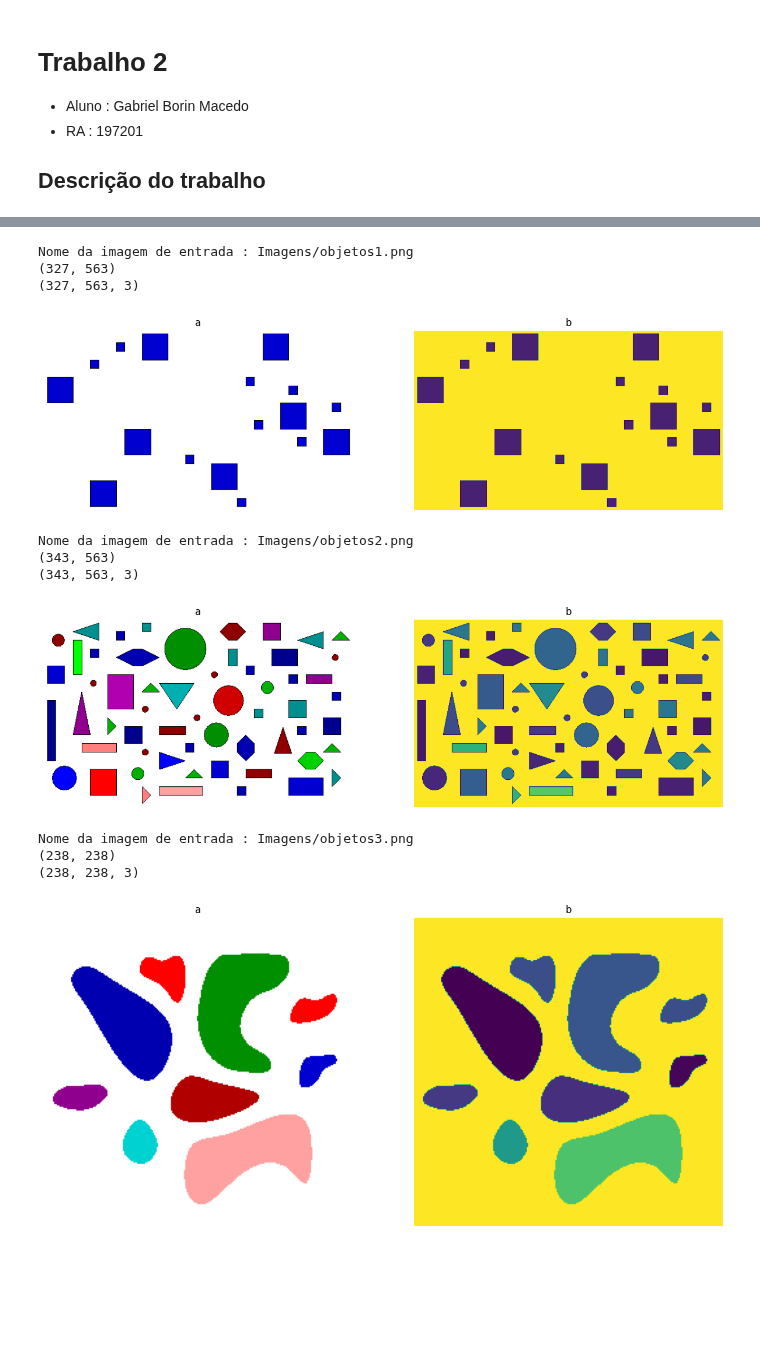
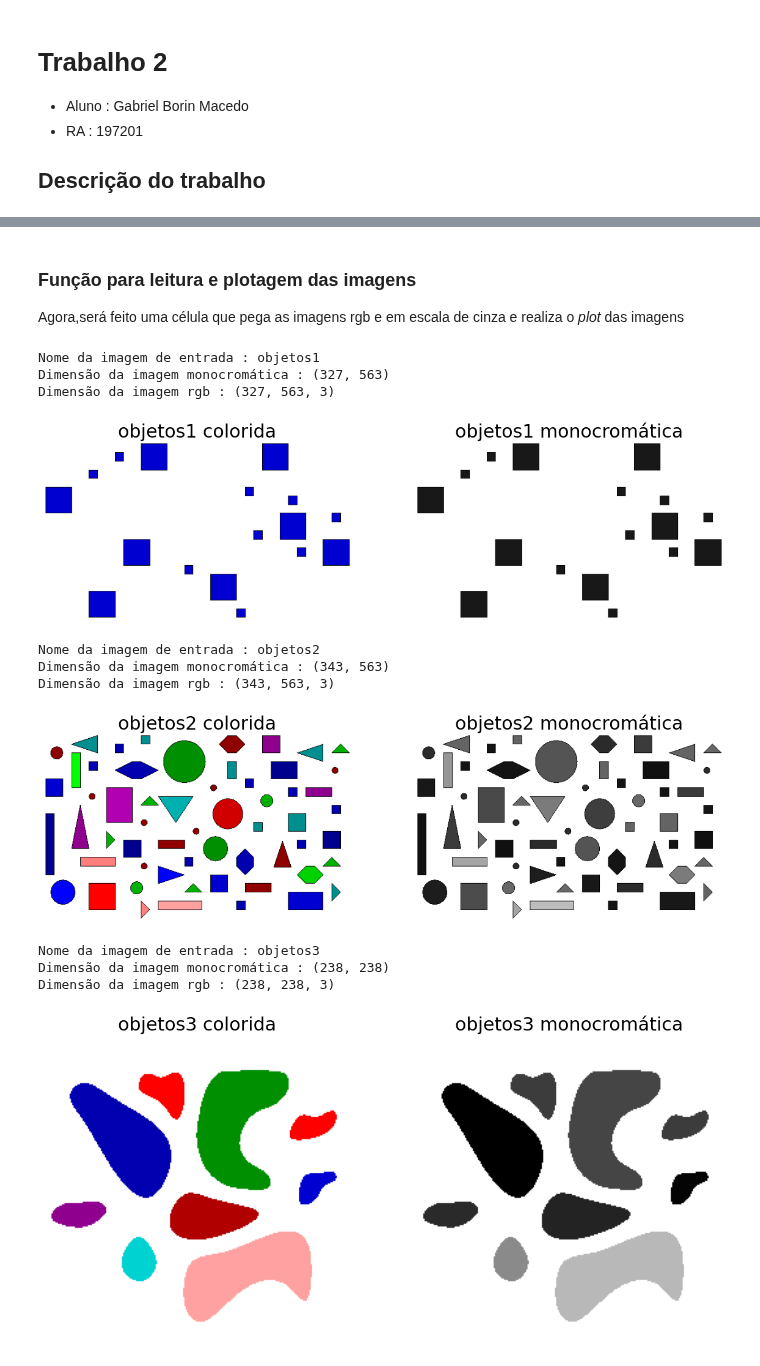
Before and after one commit to borin98/Introdu-o-ao-Processamento-de-Imagem-Digital, a Jupyter notebook: Trabalhos/Trabalho 4/Trabalho4Script.ipynb, the cells around one changed output, grey strips where cells are left out. Drawn from its saved outputs; the diff is of its cells as text; code cells hidden in the pictures; blank space fills up the shorter version.

Commit message:
Esse commit contém a implementação da parte 1 do trabalho 4 com algumas documentações. Ainda é necessário documentar a lógica de conversão de RGB para a escala de cinza da imagem.

```diff
--- a/Trabalhos/Trabalho 4/Trabalho4Script.ipynb
+++ b/Trabalhos/Trabalho 4/Trabalho4Script.ipynb
@@ -89,19 +126,32 @@ libpng warning: iCCP: profile 'default_rgb.icc': 0h: PCS illuminant is not D50
+# %% [markdown]
+### Função para leitura e plotagem das imagens
+
+Agora,será feito uma célula que pega as imagens rgb e em escala de cinza e realiza o _plot_ das imagens
 # %%
 for gray_img, rgb_img, image_name in zip(gray_images, rgb_images, image_files_path):
-    print("Nome da imagem de entrada : {}".format(image_name))
-    print(gray_img.shape)
-    print(rgb_img.shape)
-    plot_figures_in_line(rgb_img, gray_img, "a", "b")
+    # Manipulação da string para se obter
+    img_name = image_name.split("/")[-1].split(".")[0]
+
+    print("Nome da imagem de entrada : {}".format(img_name))
+    print("Dimensão da imagem monocromática : {}".format(gray_img.shape))
+    print("Dimensão da imagem rgb : {}".format(rgb_img.shape))
+
+    plot_figures_in_line(rgb_img, gray_img, title1="{} colorida".format(img_name),
+                         title2="{} monocromática".format(img_name),
+                         save_dir="ResultadoImagens/ConversaoCores/",
+                         save_fig="{}Convertida.png".format(img_name),
+                         figsize=(20, 20),
+                         fontsize_title=30)
 # %% [output]
-Nome da imagem de entrada : Imagens/objetos1.png
-(327, 563)
-(327, 563, 3)
+Nome da imagem de entrada : objetos1
+Dimensão da imagem monocromática : (327, 563)
+Dimensão da imagem rgb : (327, 563, 3)
-[figure, old version]
+[figure, new version]
-Nome da imagem de entrada : Imagens/objetos2.png
-(343, 563)
-(343, 563, 3)
+Nome da imagem de entrada : objetos2
+Dimensão da imagem monocromática : (343, 563)
+Dimensão da imagem rgb : (343, 563, 3)
-[figure, old version]
+[figure, new version]
-Nome da imagem de entrada : Imagens/objetos3.png
-(238, 238)
-(238, 238, 3)
+Nome da imagem de entrada : objetos3
+Dimensão da imagem monocromática : (238, 238)
+Dimensão da imagem rgb : (238, 238, 3)
-[figure, old version]
+[figure, new version]
```
Also changed, not shown: parts of 6 cells of this notebook, 3 other files.
